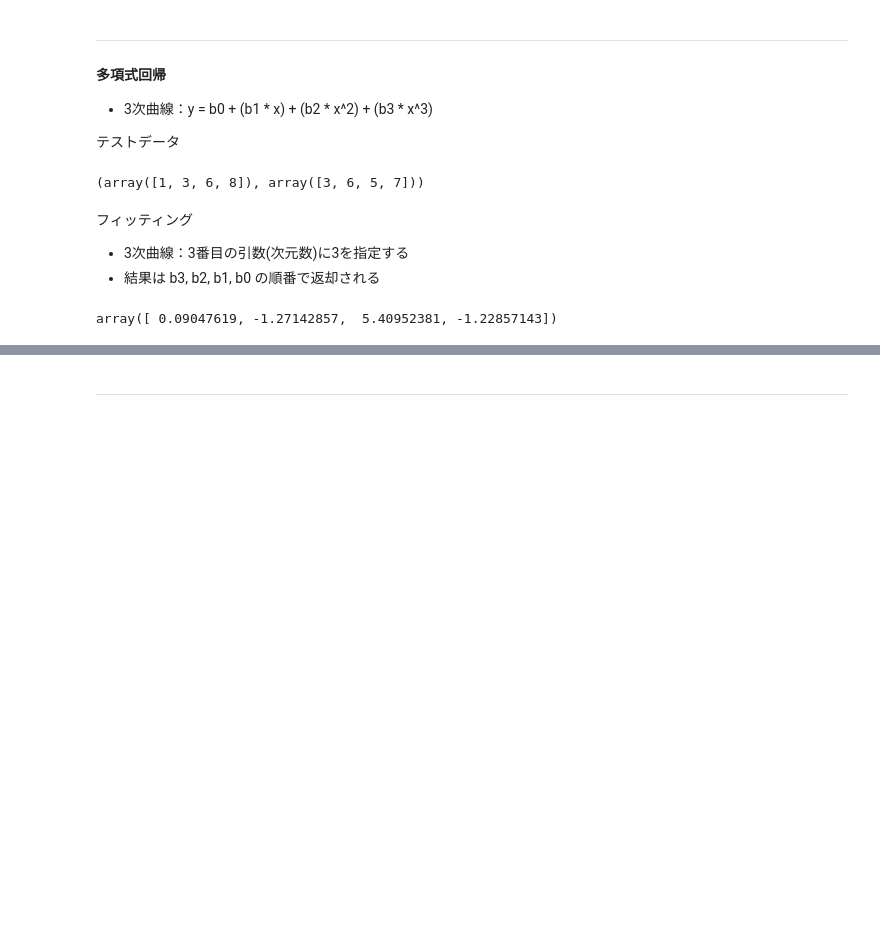
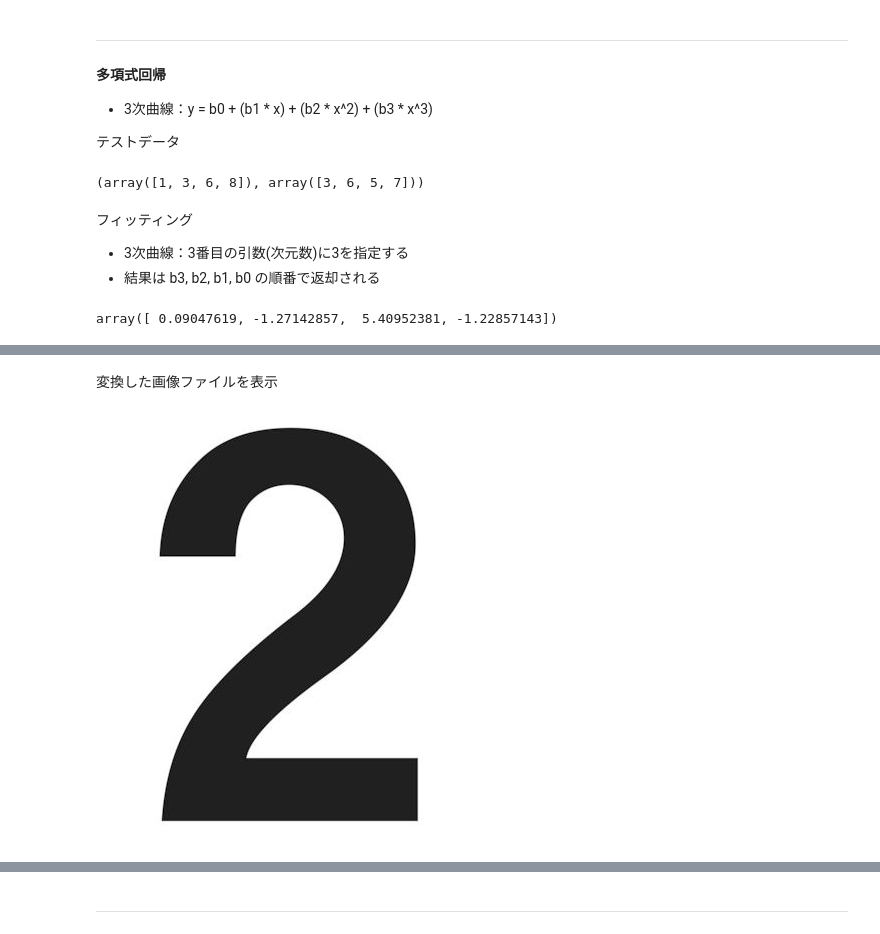
Before and after one commit to tsuyoi1064/notebook, a Jupyter notebook: HowTo/Numpy.ipynb, the cells around one changed output, grey strips where cells are left out. Drawn from its saved outputs; the diff is of its cells as text; code cells hidden in the pictures; blank space fills up the shorter version.

```diff
--- a/HowTo/Numpy.ipynb
+++ b/HowTo/Numpy.ipynb
@@ -1054,0 +1196,7 @@ array([ 0.09047619, -1.27142857,  5.40952381, -1.22857143])
+# %% [markdown]
+変換した画像ファイルを表示
+# %%
+im_file = Image.open('./images/Number2-gray_ndarray.png')
+im_file
+# %% [output]
+[figure, added]
```
Also changed, not shown: parts of 35 cells of this notebook, 4 other files.
